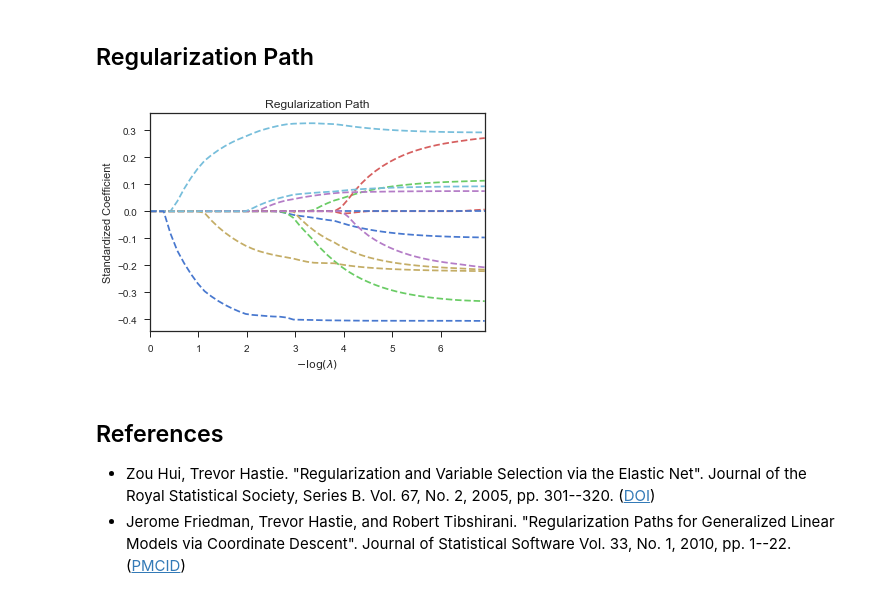
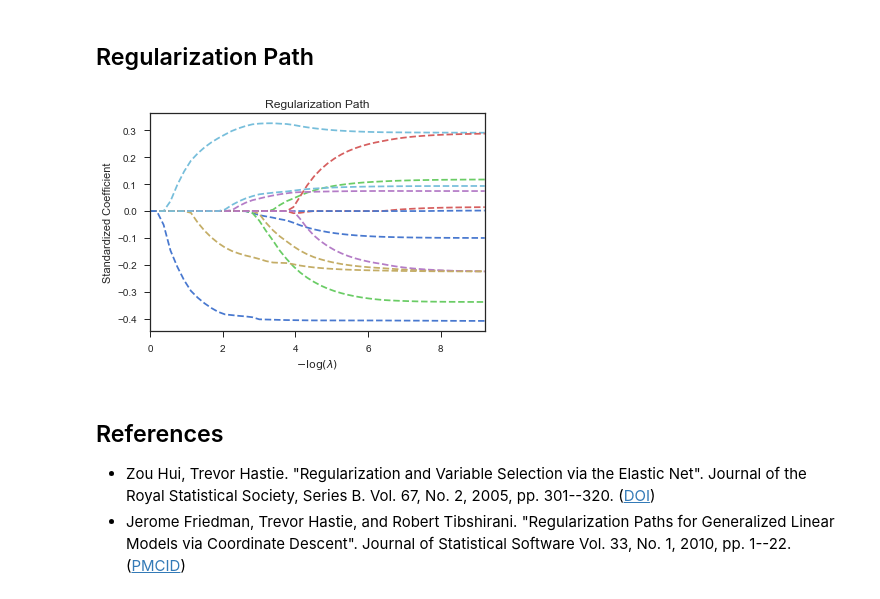
Before and after one commit to artemmavrin/StatTools, a Jupyter notebook: examples/Elastic Net.ipynb, the cells around one changed output. Drawn from its saved outputs; the diff is of its cells as text; code cells hidden in the pictures.

```diff
--- a/examples/Elastic Net.ipynb
+++ b/examples/Elastic Net.ipynb
@@ -101,15 +105,15 @@ Full data MSE:  23.106
 # %% [markdown]
 ## Regularization Path
 # %%
-lam_min = 0.001
+lam_min = 0.0001
 lam_max = 1
 
 plt.figure()
 model.path_plot(x, y, lam_min, lam_max, ls="--")
 plt.show()
 plt.close()
 # %% [output]
-[figure, old version]
+[figure, new version]
 # %% [markdown]
 ## References
 
```
Also changed, not shown: parts of 4 cells of this notebook, 1 other file.
